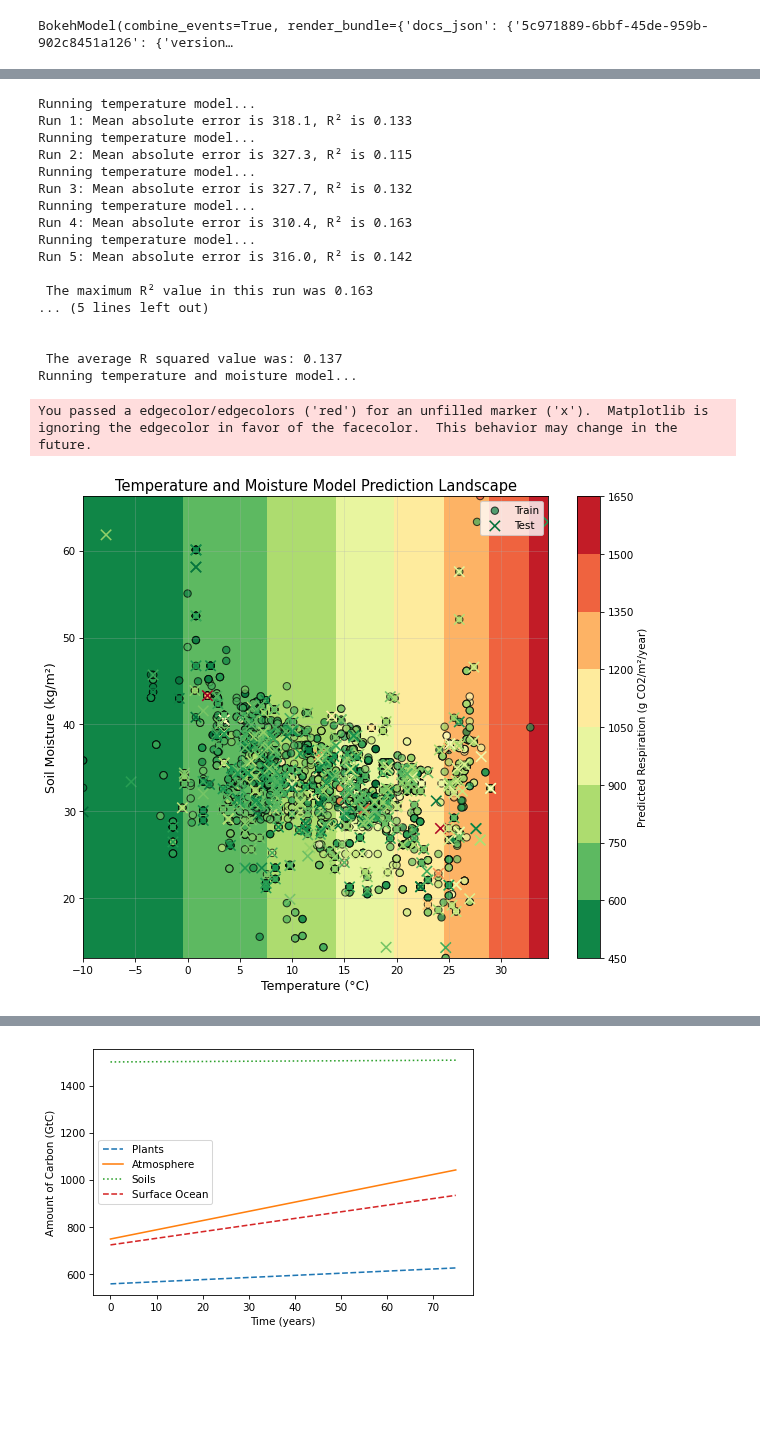
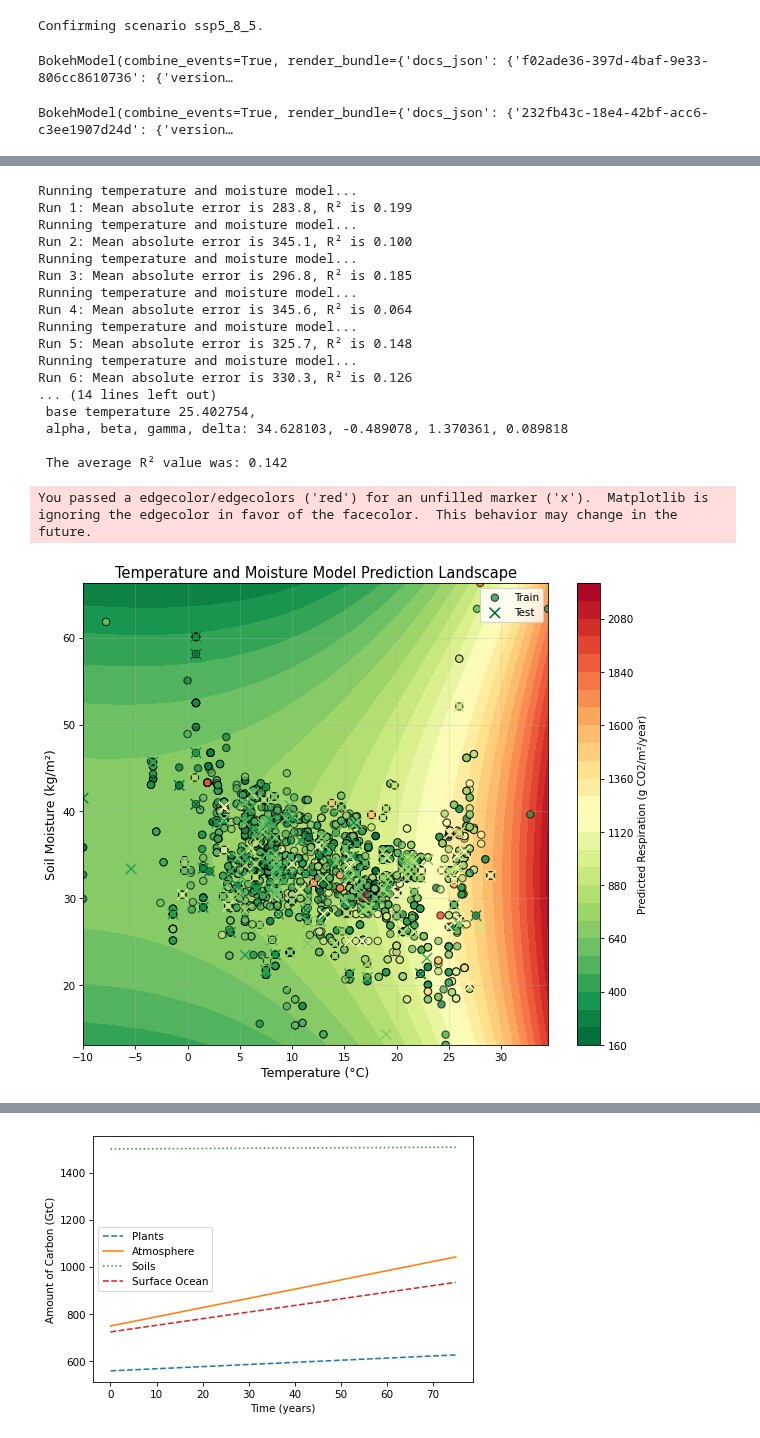
Before and after one commit to vinmk-git/Soil-Respiration-Model, a Jupyter notebook: soilRmodel.ipynb, the cells around one changed output, grey strips where cells are left out. Cells and saved outputs as stored; diff of their text form; code cells hidden in the pictures; blank space fills up the shorter version.

```diff
--- a/soilRmodel.ipynb
+++ b/soilRmodel.ipynb
@@ -428,8 +327,10 @@ Files processed
 # %%
-scenario = "ssp2_4_5"  # Change this to "ssp1_2_6", "ssp2_4_5", or "ssp5_8_5" to select the scenario
+scenario = input("Enter the warming scenario you want to model. Please choose either ssp1_2_6, ssp2_4_5, or ssp5_8_5. \n These correspond to 1.8 °C, 2.7 °C, and 4.4 °C warming by 2100.")
 
 temperature_dataset = select_scenario(scenario)[0]
 moisture_dataset = select_scenario(scenario)[1]
+
+print(f"Confirming scenario {scenario}. \n")
 
 min_val_temp = temperature_dataset["tas"].min().values
 max_val_temp = temperature_dataset["tas"].max().values
@@ -467,9 +368,12 @@ historical_moisture = historical_moisture_dataset["mrsos"].hvplot(x="lon",
                                         clim=(min_val_hm, max_val_hm),
                                         alpha=0.7)
 
-#temp
+temp
 #moisture                                                                       #uncomment to plot moisture time series
 #historical_moisture
+# %% [output]
+Confirming scenario ssp5_8_5.
+BokehModel(combine_events=True, render_bundle={'docs_json': {'f02ade36-397d-4baf-9e33-806cc8610736': {'version…
 # %%
 #getting the data from the SoilRespirationDataBase (SRDB) and storing as a pandas dataframe
 Rs_data = pd.read_csv("srdb-20250503a/srdb-data.csv")
@@ -491,7 +395,8 @@ forests = df[df["Biome"].isin(biomes) & df["Ecosystem_type"].isin(["Forest"])]
 #forests.dtypes
 # %%
 forests['Site_name'] = forests['Site_name'].astype(str).fillna('Unknown')
-forests["r"] = forests["Rs_annual"]/3                                                                             # for calculating the radius of the circles in the map based on the annual soil respiration rates
+radius_scaling = 3
+forests["r"] = forests["Rs_annual"]/radius_scaling                                                                             # for calculating the radius of the circles in the map based on the annual soil respiration rates
 
 # overlaying the data from the SRDB on a map using hvplot, geopandas, and geoviews
 plot = forests.hvplot.points(
@@ -524,7 +429,7 @@ temp * plot.opts(tools=[hover, 'pan', 'wheel_zoom', 'reset'])
 #moisture * plot
 #temp * Rs_plot
 # %% [output]
-BokehModel(combine_events=True, render_bundle={'docs_json': {'5c971889-6bbf-45de-959b-902c8451a126': {'version…
+BokehModel(combine_events=True, render_bundle={'docs_json': {'232fb43c-18e4-42bf-acc6-c3ee1907d24d': {'version…
 # %%
 #Locate nearest neighbors to the SRDB entries on the latitude and longitude grid of CDS data for each individual data point
 
@@ -615,31 +520,31 @@ hist_moist_plot * nnplot
 # %%
 ## For only fitting the model to a subset of the biomes, e.g. only tropical biomes, the data can still be subsetted at this point
 # biomes = ["Boreal", "Temperate", "Tropical", "Subtropical"]  #list biomes of interest for study
 # forests = forests[forests["Biome"].isin(biomes)]
 
-model_M_global = False
+model_M_global = True
 
-best_params = run_simulation(kfold_splits = 5, model_M = model_M_global, RF = False)
+best_params = run_simulation(kfold_splits = 10, model_M = model_M_global, RF = False)
 # %% [output]
-Running temperature model...
-Run 1: Mean absolute error is 318.1, R² is 0.133
-Running temperature model...
-Run 2: Mean absolute error is 327.3, R² is 0.115
-Running temperature model...
-Run 3: Mean absolute error is 327.7, R² is 0.132
-Running temperature model...
-Run 4: Mean absolute error is 310.4, R² is 0.163
-Running temperature model...
-Run 5: Mean absolute error is 316.0, R² is 0.142
+Running temperature and moisture model...
+Run 1: Mean absolute error is 283.8, R² is 0.199
+Running temperature and moisture model...
+Run 2: Mean absolute error is 345.1, R² is 0.100
+Running temperature and moisture model...
+Run 3: Mean absolute error is 296.8, R² is 0.185
+Running temperature and moisture model...
+Run 4: Mean absolute error is 345.6, R² is 0.064
+Running temperature and moisture model...
+Run 5: Mean absolute error is 325.7, R² is 0.148
+Running temperature and moisture model...
+Run 6: Mean absolute error is 330.3, R² is 0.126
+... (14 lines left out)
+ base temperature 25.402754,
+ alpha, beta, gamma, delta: 34.628103, -0.489078, 1.370361, 0.089818
 
- The maximum R² value in this run was 0.163
-... (5 lines left out)
-
-
- The average R squared value was: 0.137
-Running temperature and moisture model...
+ The average R² value was: 0.142
 You passed a edgecolor/edgecolors ('red') for an unfilled marker ('x').  Matplotlib is ignoring the edgecolor in favor of the facecolor.  This behavior may change in the future.
-[figure, old version]
+[figure, new version]
 # %%
 # Model performance is compared to a machine learning regressor algorithm as a benchmark
 
```
Also changed, not shown: parts of 11 cells of this notebook.
